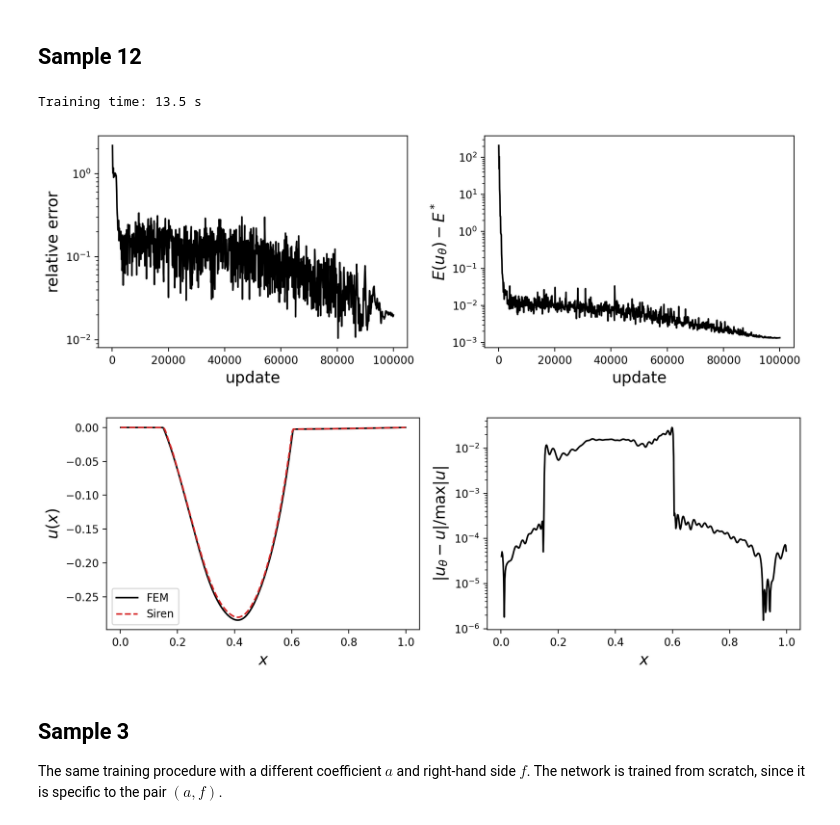
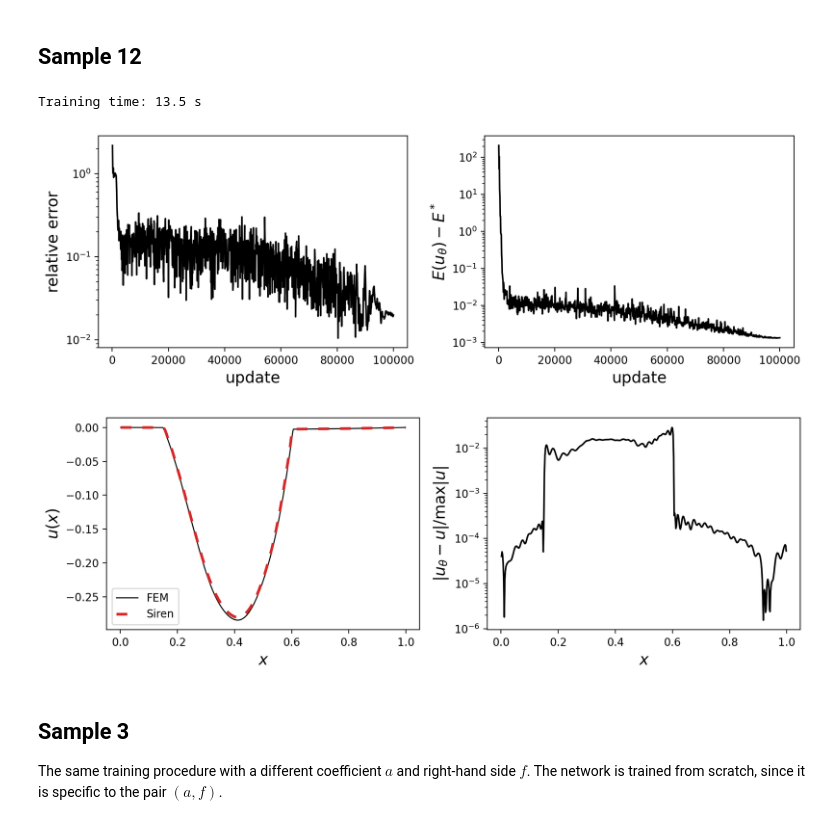
Before and after one commit to VLSF/pdetutorial, a Jupyter notebook: notebooks/02_pinns/01_pinn_1d_elliptic.ipynb, the cells around one changed output. Saved outputs shown, nothing was run; the diff lists cells and outputs as text; code cells hidden in the pictures.

```diff
--- a/notebooks/02_pinns/01_pinn_1d_elliptic.ipynb
+++ b/notebooks/02_pinns/01_pinn_1d_elliptic.ipynb
@@ -183,7 +183,14 @@ def train(sample, key):
     errors = errors.at[:, 1].add(-E_star)  # columns: relative error, energy gap E(u_theta) - E*
     return carry[0], errors, training_time
 # %%
-def plot_results(sample, model, errors):
+def plot_results(sample, model, errors, figure_name=None):
+    if figure_name is not None:
+        # the repository root is the closest parent of the working directory that contains `notebooks`
+        root = next(p for p in [Path.cwd(), *Path.cwd().parents] if (p / "notebooks").is_dir())
+        data_dir = root / "data"
+
+        if not data_dir.exists():
+            data_dir.mkdir()
     steps = N_eval * jnp.arange(1, errors.shape[0] + 1)
 
     # learning curves
@@ -197,13 +204,16 @@ def plot_results(sample, model, errors):
         ax.set_xlabel("update", fontsize="x-large")
     plt.tight_layout()
 
+    if figure_name is not None:
+        plt.savefig(data_dir / f"{figure_name}_convergence.pdf", format='pdf', bbox_inches='tight')
+
     # solution and pointwise error
     sol = vmap(model, in_axes=1)(x)
     # normalised by max|u|, since u vanishes on large parts of the domain
     pointwise_error = jnp.abs(sol - u[sample]) / jnp.max(jnp.abs(u[sample]))
     fig, axes = plt.subplots(1, 2, figsize=(10, 3.5))
-    axes[0].plot(x[0], u[sample], color="black", label="FEM")
-    axes[0].plot(x[0], sol, color="tab:red", linestyle="--", label="Siren")
+    axes[0].plot(x[0], u[sample], color="black", label="FEM", linewidth=1.0)
+    axes[0].plot(x[0], sol, color="tab:red", dashes=[4, 4, 4, 4], label="Siren", linewidth=2.5)
     axes[0].set_ylabel("$u(x)$", fontsize="x-large")
     axes[0].legend()
     axes[1].plot(x[0], pointwise_error, color="black")
@@ -212,16 +222,19 @@ def plot_results(sample, model, errors):
     for ax in axes:
         ax.set_xlabel("$x$", fontsize="x-large")
     plt.tight_layout()
+
+    if figure_name is not None:
+        plt.savefig(data_dir / f"{figure_name}_solutions.pdf", format='pdf', bbox_inches='tight')
 # %% [markdown]
 ## Sample 12
 # %%
 sample = 12
 model, errors, training_time = train(sample, random.PRNGKey(45))
-plot_results(sample, model, errors)
+plot_results(sample, model, errors, figure_name=f'Diffusion_{sample}')
 # %% [output]
 Training time: 13.5 s
 [figure]
-[figure, old version]
+[figure, new version]
 # %% [markdown]
 ## Sample 3
 
```
Also changed, not shown: parts of 3 cells of this notebook, 1 other file.
